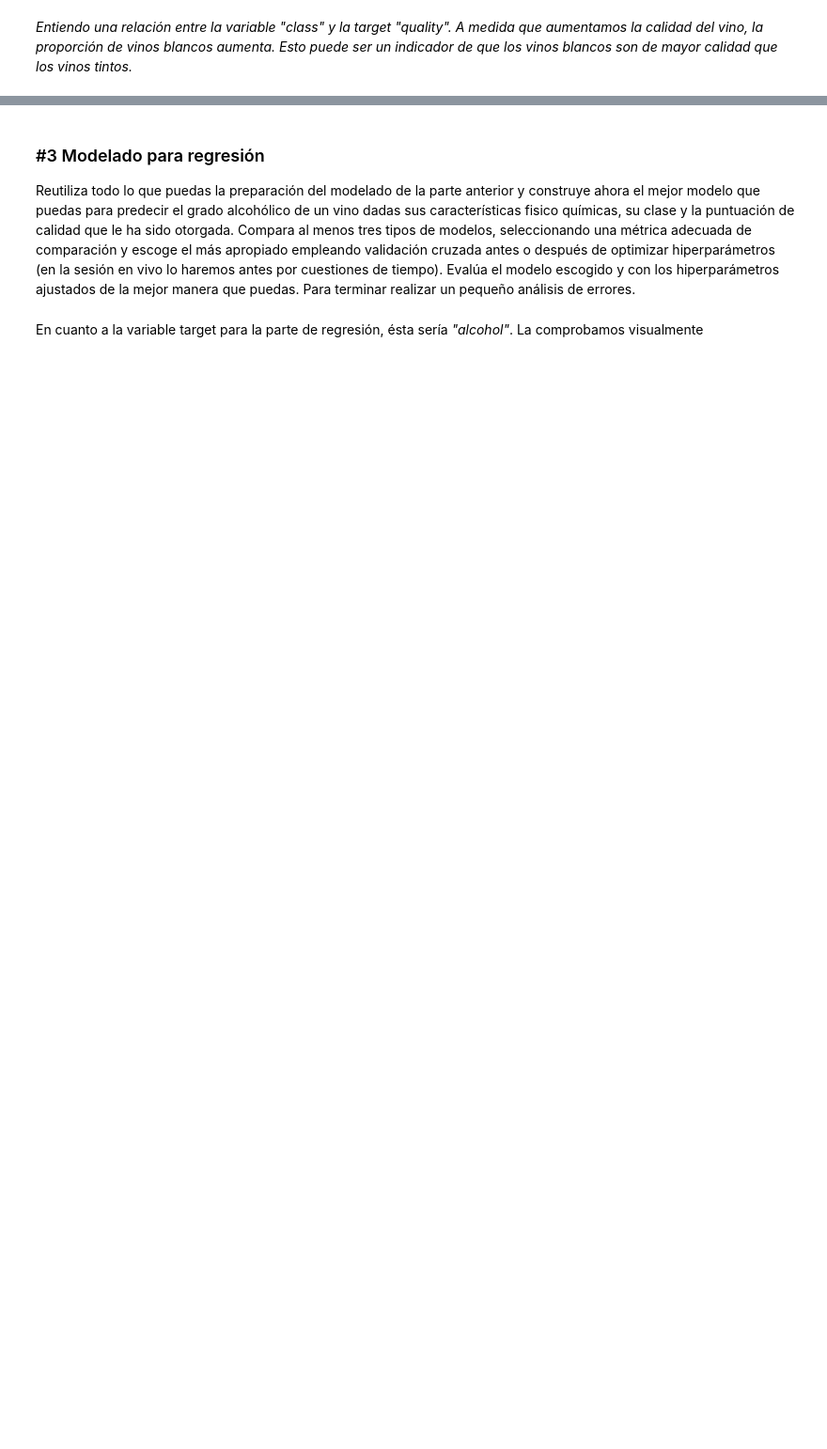
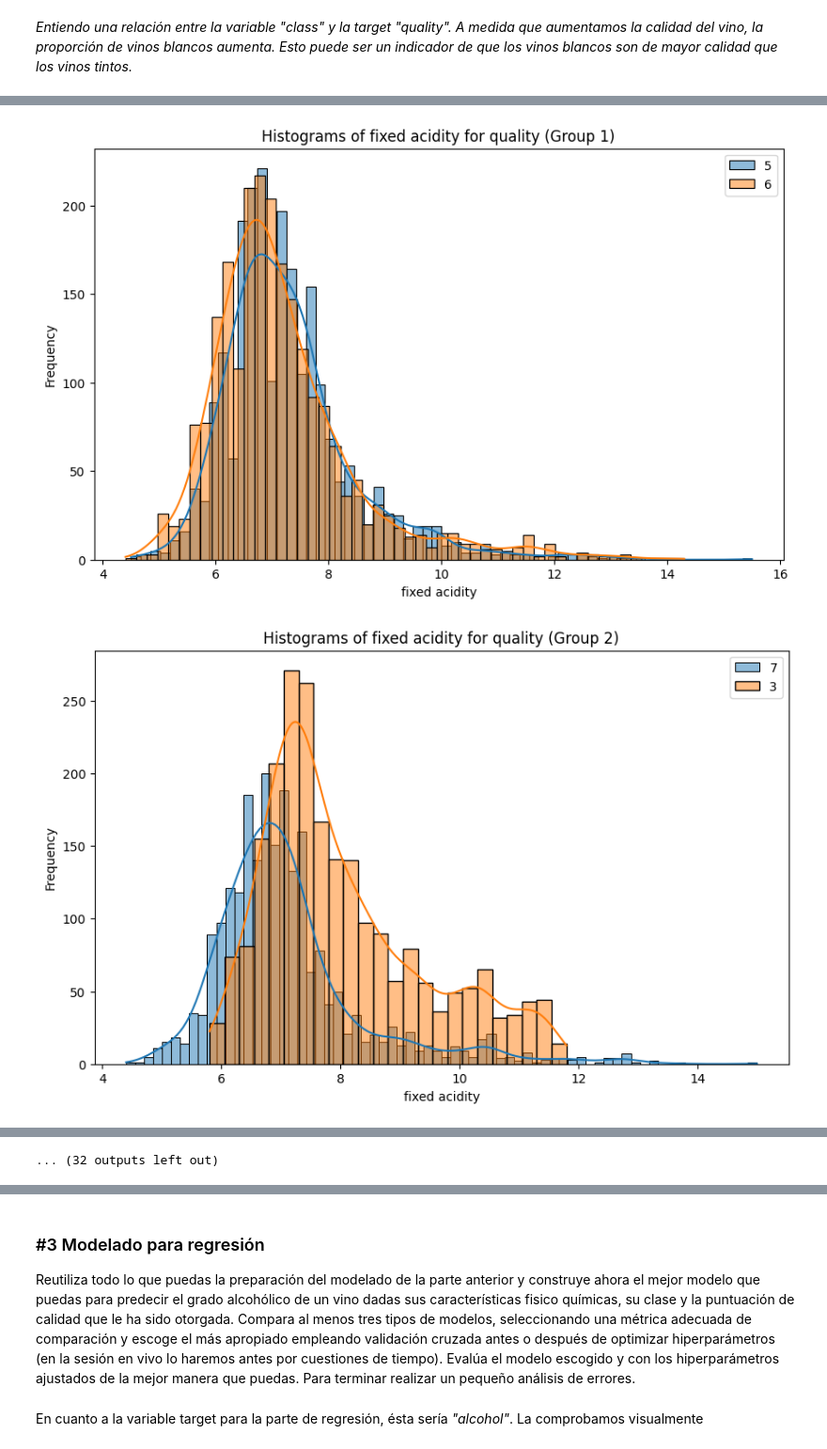
Before and after one commit to Anttt4/ONLINE_DS_THEBRIDGE_Antonio_Carreno_Jimenez, a Jupyter notebook: Sprint 12/Unidad 2/18_Practica_Obligatoria_Repaso_Aprendizaje_Supervisado.ipynb, the cells around one changed output, grey strips where cells are left out. Shown at 94% size. Cells and saved outputs as stored; diff of their text form; code cells hidden in the pictures; blank space fills up the shorter version.

```diff
--- a/Sprint 12/Unidad 2/18_Practica_Obligatoria_Repaso_Aprendizaje_Supervisado.ipynb
+++ b/Sprint 12/Unidad 2/18_Practica_Obligatoria_Repaso_Aprendizaje_Supervisado.ipynb
@@ -271,0 +286,8 @@ for feat in features_cat:
+# %%
+features_num = ["fixed acidity", "volatile acidity", "citric acid", "residual sugar", "chlorides", "free sulfur dioxide", "total sulfur dioxide", "density", "pH", "sulphates", "alcohol"]
+# %%
+for i in range(len(features_num)):
+    tk.plot_grouped_histograms(train_set_smote,"quality", features_num[i], 2)
+# %% [output]
+[figure, added]
+[figure, added]
@@ -271,0 +304 @@ for feat in features_cat:
+... (32 outputs left out)
```
Also changed, not shown: parts of 70 cells of this notebook, 14 other files.
